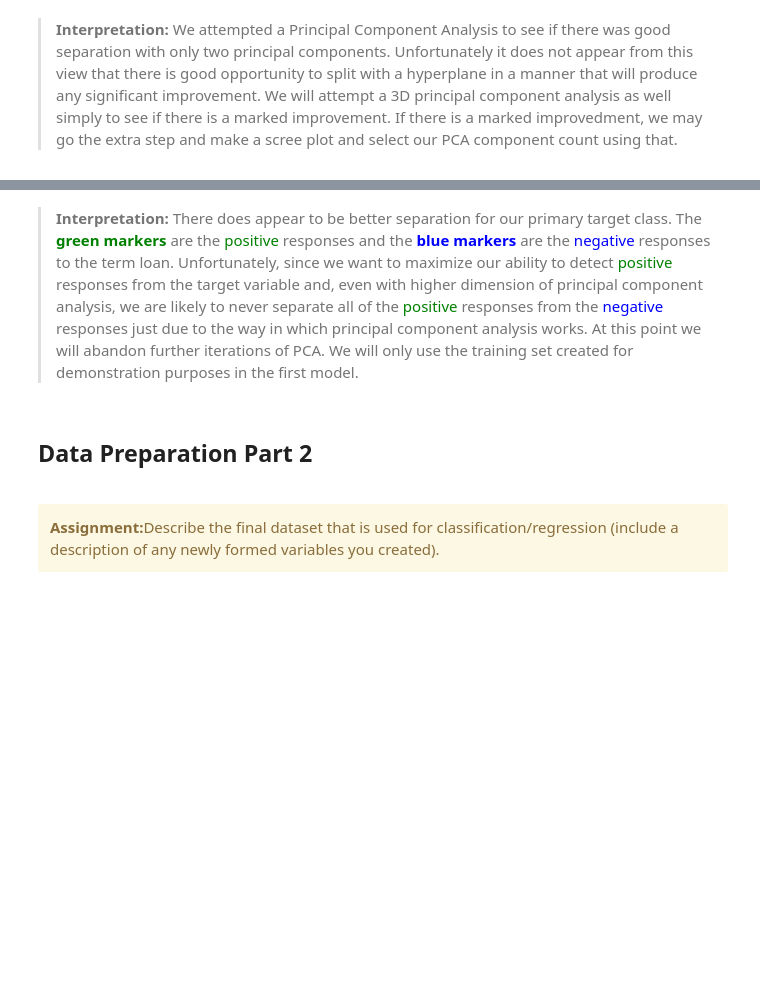
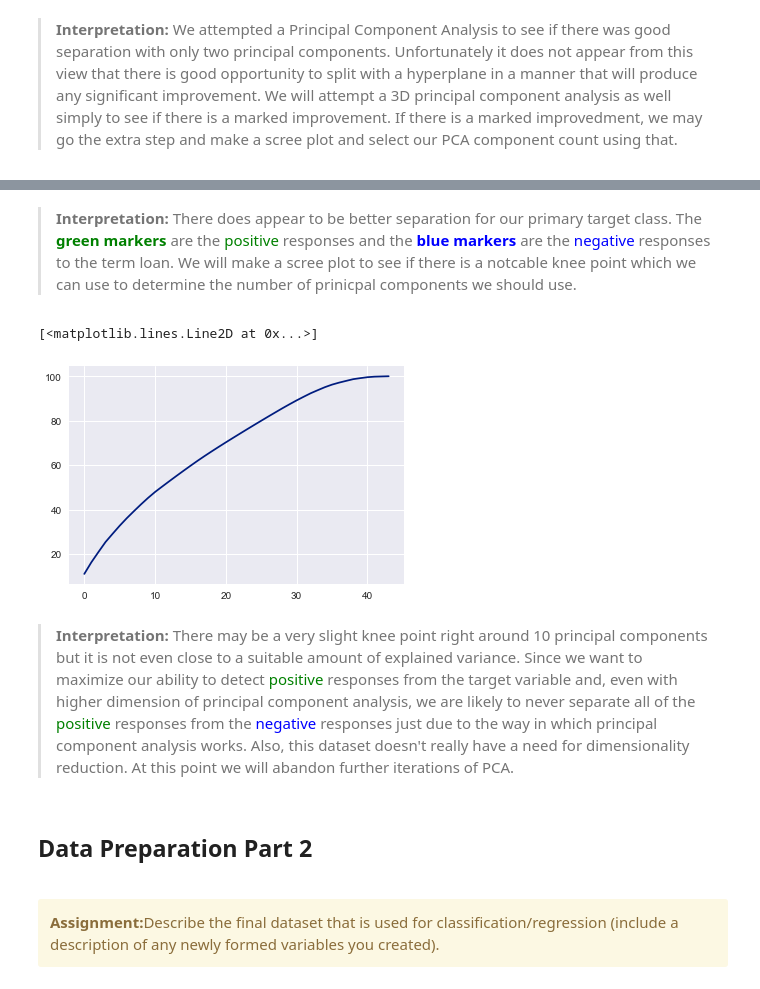
Before and after one commit to GriffinLane/DataMining-Lab2, a Jupyter notebook: Lab 2.ipynb, the cells around one changed output, grey strips where cells are left out. Drawn from its saved outputs; the diff is of its cells as text; code cells hidden in the pictures; blank space fills up the shorter version.

```diff
--- a/Lab 2.ipynb
+++ b/Lab 2.ipynb
@@ -194,6 +208,24 @@ plt.show()
 <matplotlib.figure.Figure at 0x...>
+# %% [markdown]
+> <p><b>Interpretation:</b> There does appear to be better separation for our primary target class.  The <b><font color='green'>green markers</font></b>  are the <font color='green'>positive</font> responses and the <b><font color='blue'>blue markers</font></b> are the <font color='blue'>negative</font> responses to the term loan.  We will make a scree plot to see if there is a notcable knee point which we can use to determine the number of prinicpal components we should use.</p>
+# %%
+pca_final = PCA(n_components=44)
+
+pca_final.fit(X_train)
+
+#variance per principal component
+var= pca_final.explained_variance_ratio_
+
+#cumulative sum of the variance explained by pincipal components
+var1=np.cumsum(np.round(pca_final.explained_variance_ratio_, decimals=4)*100)
+
+#scree plot
+plt.plot(var1)
+# %% [output]
+[<matplotlib.lines.Line2D at 0x...>]
+[figure, added]
 # %% [markdown]
-> <p><b>Interpretation:</b> There does appear to be better separation for our primary target class.  The <b><font color='green'>green markers</font></b>  are the <font color='green'>positive</font> responses and the <b><font color='blue'>blue markers</font></b> are the <font color='blue'>negative</font> responses to the term loan.  Unfortunately, since we want to maximize our ability to detect <font color='green'>positive</font> responses from the target variable and, even with higher dimension of principal component analysis, we are likely to never separate all of the <font color='green'>positive</font> responses from the <font color='blue'>negative</font> responses just due to the way in which principal component analysis works.  At this point we will abandon further iterations of PCA.  We will only use the training set created for demonstration purposes in the first model.</p>
+> <p><b>Interpretation:</b> There may be a very slight knee point right around 10 principal components but it is not even close to a suitable amount of explained variance. Since we want to maximize our ability to detect <font color='green'>positive</font> responses from the target variable and, even with higher dimension of principal component analysis, we are likely to never separate all of the <font color='green'>positive</font> responses from the <font color='blue'>negative</font> responses just due to the way in which principal component analysis works.  Also, this dataset doesn't really have a need for dimensionality reduction.  At this point we will abandon further iterations of PCA.</p>
 # %% [markdown]
 ## Data Preparation Part 2
 <p></p>
```
Also changed, not shown: parts of 31 cells of this notebook.
